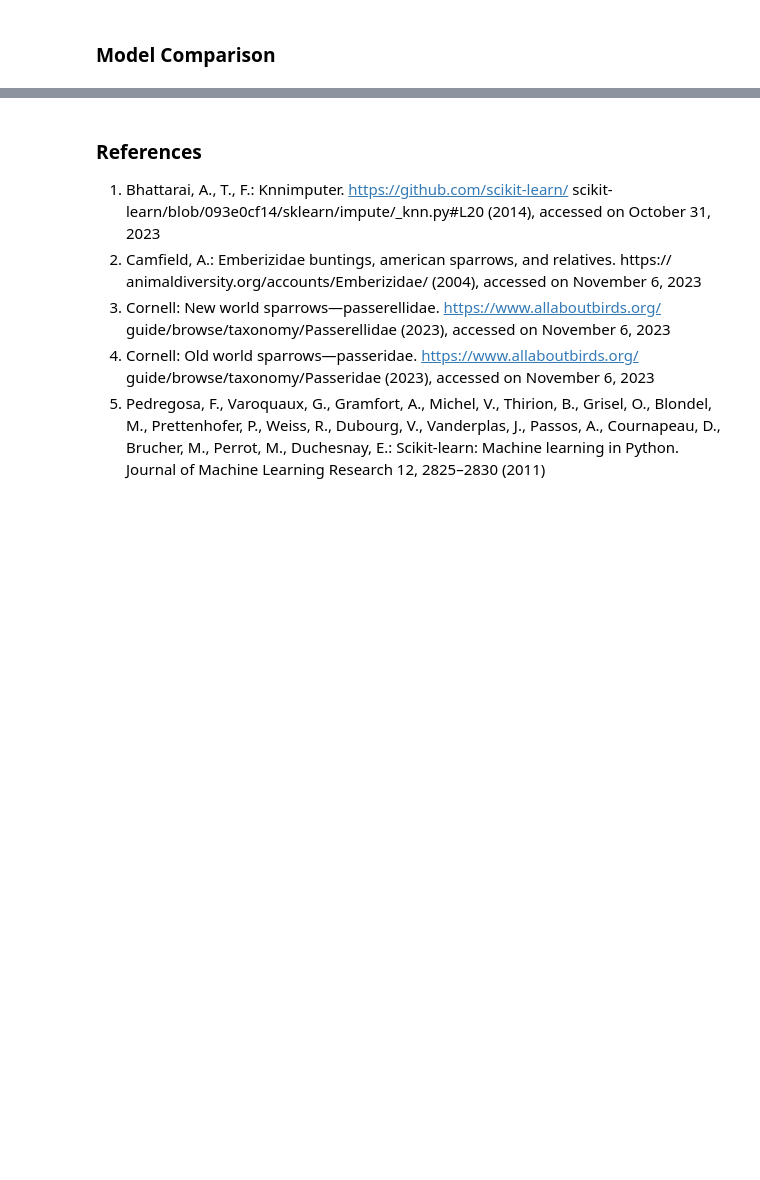
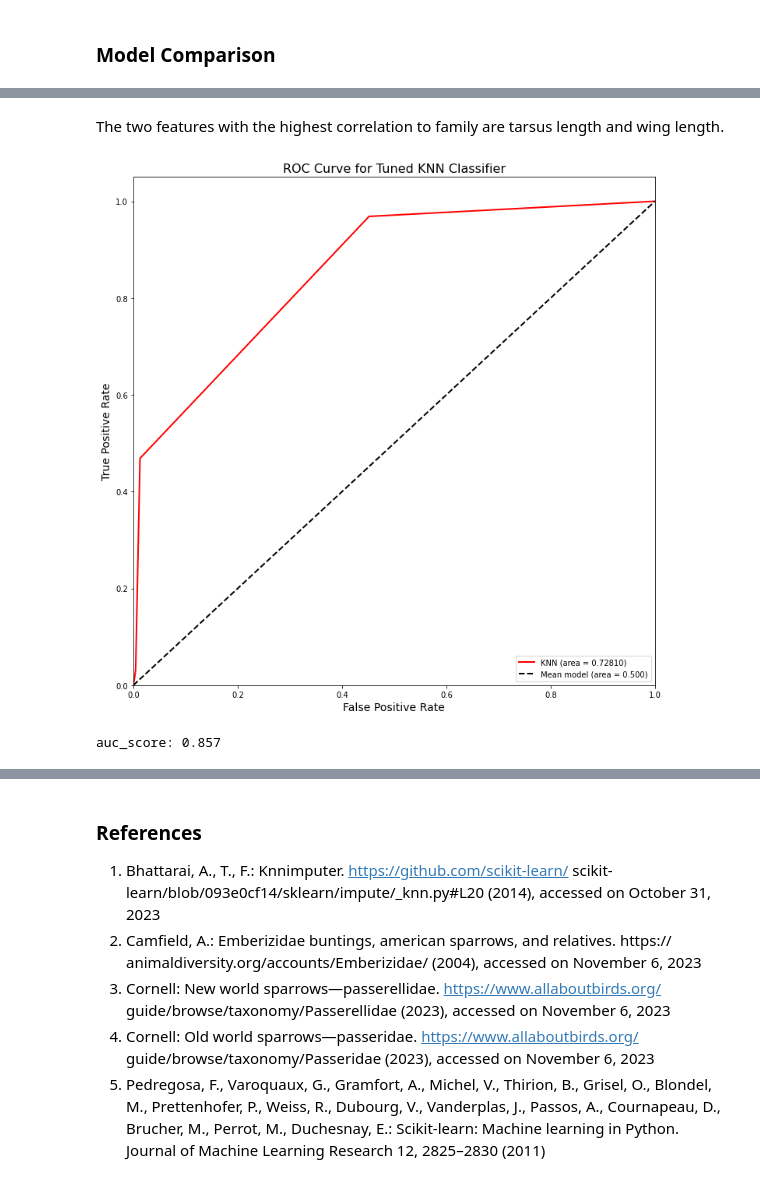
Before and after one commit to bethharvey/capstone-project, a Jupyter notebook: avonet_bird_identification.ipynb, the cells around one changed output, grey strips where cells are left out. Saved outputs shown, nothing was run; the diff lists cells and outputs as text; code cells hidden in the pictures; blank space fills up the shorter version.

```diff
--- a/avonet_bird_identification.ipynb
+++ b/avonet_bird_identification.ipynb
@@ -1169,0 +1232,37 @@ The KNN classifier had the best performance and little overfitting.
+# %% [markdown]
+The two features with the highest correlation to family are tarsus length and wing length.
+# %%
+# Plot ROC curve and calculate AUC score
+
+def plot_roc_curve(X_test, y_test, model, model_name="Classifier"):
+    # The line below is equivalent to
+    # y_predicted = model.predict(X_test)
+    y_predicted = getattr(model, "predict")(X_test)
+
+    # The line below is equivalent to
+    # y_predicted_proba = model.predict_proba(X_test)
+    y_predicted_proba = getattr(model, "predict_proba")(X_test)
+
+    auc_roc_log_reg = roc_auc_score(y_test, y_predicted)
+    fpr, tpr, thresholds = roc_curve(y_test, y_predicted_proba[:,1])
+
+    # Plot ROC curve
+    plt.figure(figsize = (12, 12))
+    plt.plot(fpr, tpr, color="red", lw=2, label=f"{model_name} (area = {auc_roc_log_reg:0.5f})")
+    plt.plot([0, 1], [0, 1], color="black", lw=2, linestyle="--", label="Mean model (area = 0.500)")
+    plt.xlim([0.0, 1.0])
+    plt.ylim([0.0, 1.05])
+    plt.xlabel("False Positive Rate", fontsize = 14)
+    plt.ylabel("True Positive Rate", fontsize = 14)
+    plt.title("ROC Curve for Tuned KNN Classifier", fontsize = 16)
+    plt.legend(loc="lower right")
+    plt.show()
+
+    # Calculate and display the auc score
+    auc_score = auc(fpr, tpr)
+    print(f"auc_score: {round(auc_score, 3)}")
+
+plot_roc_curve(X_test.values, y_test, best_model, "KNN")
+# %% [output]
+[figure, added]
+auc_score: 0.857
```
Also changed, not shown: parts of 48 cells of this notebook, 1 other file.
